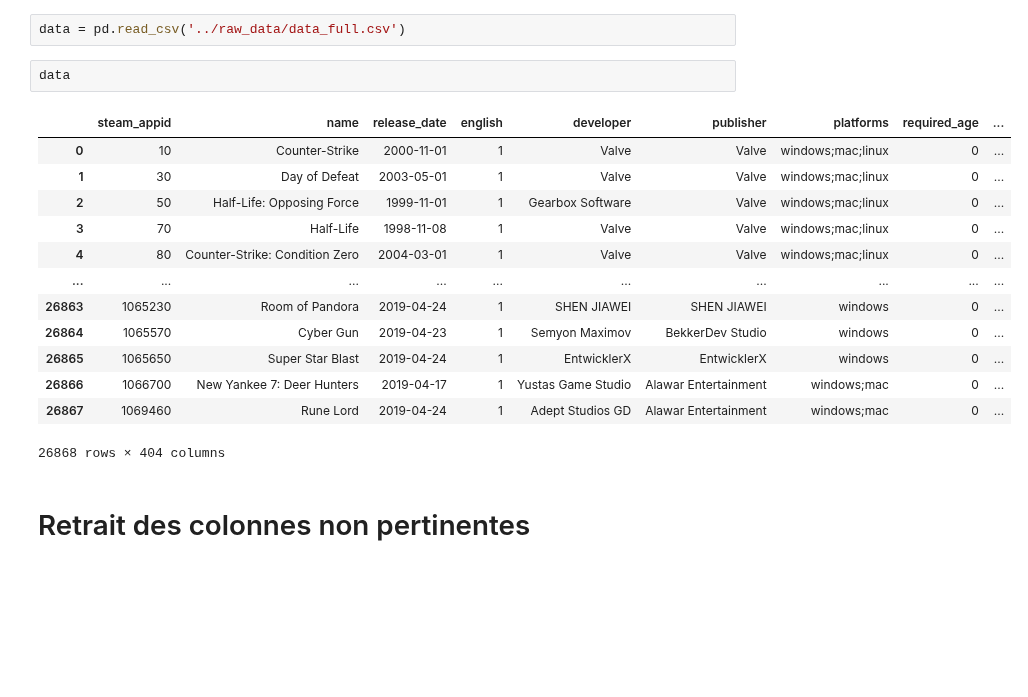
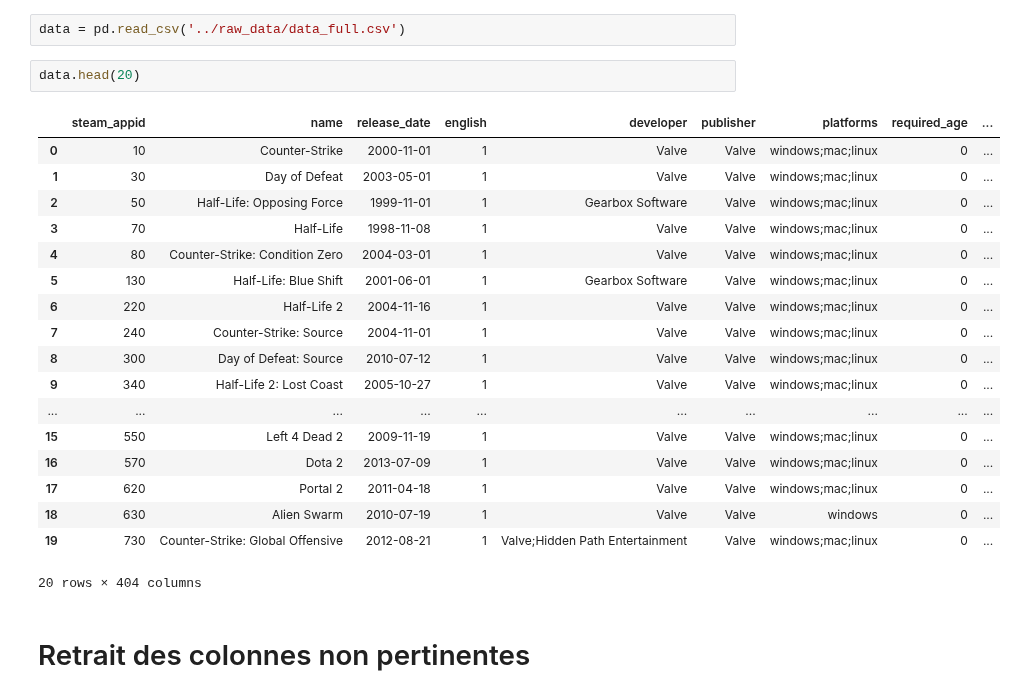
Before and after one commit to Rvanelven/steamator, a Jupyter notebook: notebooks/Etienne.Cleaning des colonnes.ipynb, the cells around one changed output. Cells and saved outputs as stored; diff of their text form; blank space fills up the shorter version.

```diff
--- a/notebooks/Etienne.Cleaning des colonnes.ipynb
+++ b/notebooks/Etienne.Cleaning des colonnes.ipynb
@@ -11,21 +11,26 @@ Chargeons le dataframe
 # %%
 data = pd.read_csv('../raw_data/data_full.csv')
 # %%
-data
+data.head(20)
 # %% [output]
 |  | steam_appid | name | release_date | english | developer | publisher | platforms | required_age | ... |
 | 0 | 10 | Counter-Strike | 2000-11-01 | 1 | Valve | Valve | windows;mac;linux | 0 | ... |
 | 1 | 30 | Day of Defeat | 2003-05-01 | 1 | Valve | Valve | windows;mac;linux | 0 | ... |
 | 2 | 50 | Half-Life: Opposing Force | 1999-11-01 | 1 | Gearbox Software | Valve | windows;mac;linux | 0 | ... |
 | 3 | 70 | Half-Life | 1998-11-08 | 1 | Valve | Valve | windows;mac;linux | 0 | ... |
 | 4 | 80 | Counter-Strike: Condition Zero | 2004-03-01 | 1 | Valve | Valve | windows;mac;linux | 0 | ... |
+| 5 | 130 | Half-Life: Blue Shift | 2001-06-01 | 1 | Gearbox Software | Valve | windows;mac;linux | 0 | ... |
+| 6 | 220 | Half-Life 2 | 2004-11-16 | 1 | Valve | Valve | windows;mac;linux | 0 | ... |
+| 7 | 240 | Counter-Strike: Source | 2004-11-01 | 1 | Valve | Valve | windows;mac;linux | 0 | ... |
+| 8 | 300 | Day of Defeat: Source | 2010-07-12 | 1 | Valve | Valve | windows;mac;linux | 0 | ... |
+| 9 | 340 | Half-Life 2: Lost Coast | 2005-10-27 | 1 | Valve | Valve | windows;mac;linux | 0 | ... |
 | ... | ... | ... | ... | ... | ... | ... | ... | ... | ... |
-| 26863 | 1065230 | Room of Pandora | 2019-04-24 | 1 | SHEN JIAWEI | SHEN JIAWEI | windows | 0 | ... |
-| 26864 | 1065570 | Cyber Gun | 2019-04-23 | 1 | Semyon Maximov | BekkerDev Studio | windows | 0 | ... |
-| 26865 | 1065650 | Super Star Blast | 2019-04-24 | 1 | EntwicklerX | EntwicklerX | windows | 0 | ... |
-| 26866 | 1066700 | New Yankee 7: Deer Hunters | 2019-04-17 | 1 | Yustas Game Studio | Alawar Entertainment | windows;mac | 0 | ... |
-| 26867 | 1069460 | Rune Lord | 2019-04-24 | 1 | Adept Studios GD | Alawar Entertainment | windows;mac | 0 | ... |
+| 15 | 550 | Left 4 Dead 2 | 2009-11-19 | 1 | Valve | Valve | windows;mac;linux | 0 | ... |
+| 16 | 570 | Dota 2 | 2013-07-09 | 1 | Valve | Valve | windows;mac;linux | 0 | ... |
+| 17 | 620 | Portal 2 | 2011-04-18 | 1 | Valve | Valve | windows;mac;linux | 0 | ... |
+| 18 | 630 | Alien Swarm | 2010-07-19 | 1 | Valve | Valve | windows | 0 | ... |
+| 19 | 730 | Counter-Strike: Global Offensive | 2012-08-21 | 1 | Valve;Hidden Path Entertainment | Valve | windows;mac;linux | 0 | ... |
-26868 rows × 404 columns
+20 rows × 404 columns
 # %% [markdown]
 # Retrait des colonnes non pertinentes
 # %% [markdown]
```
Also changed, not shown: parts of 16 cells of this notebook.
